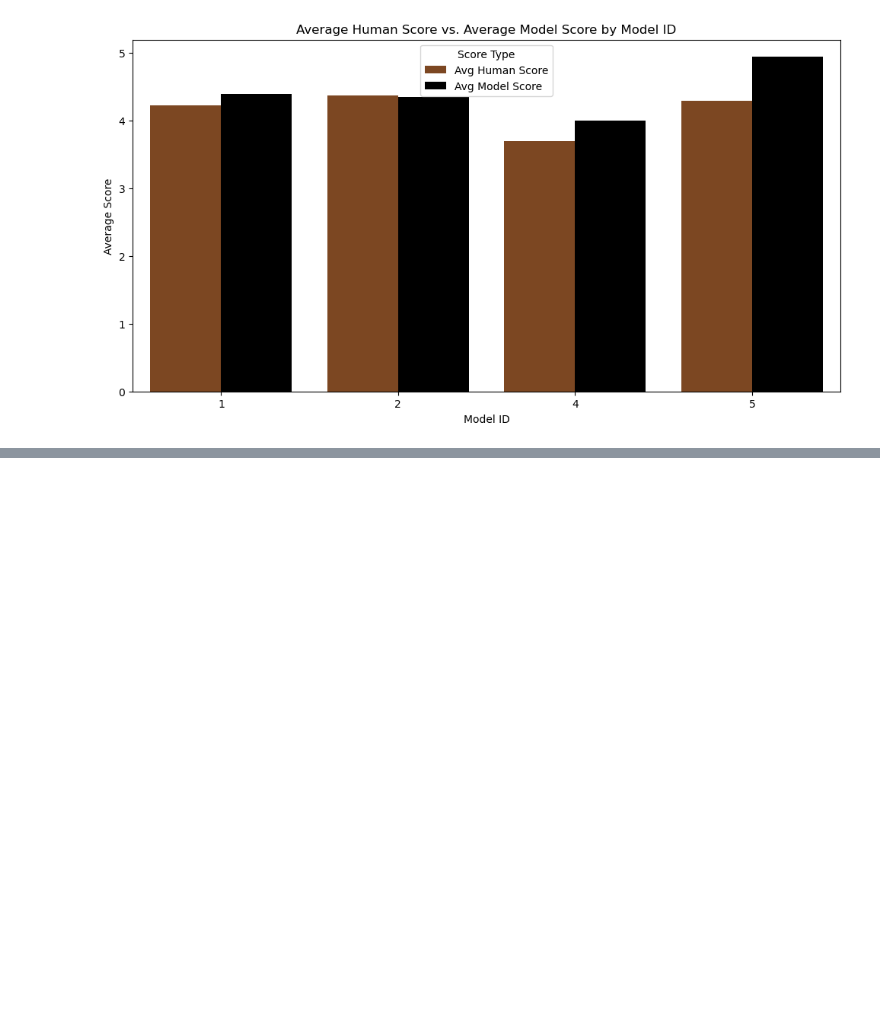
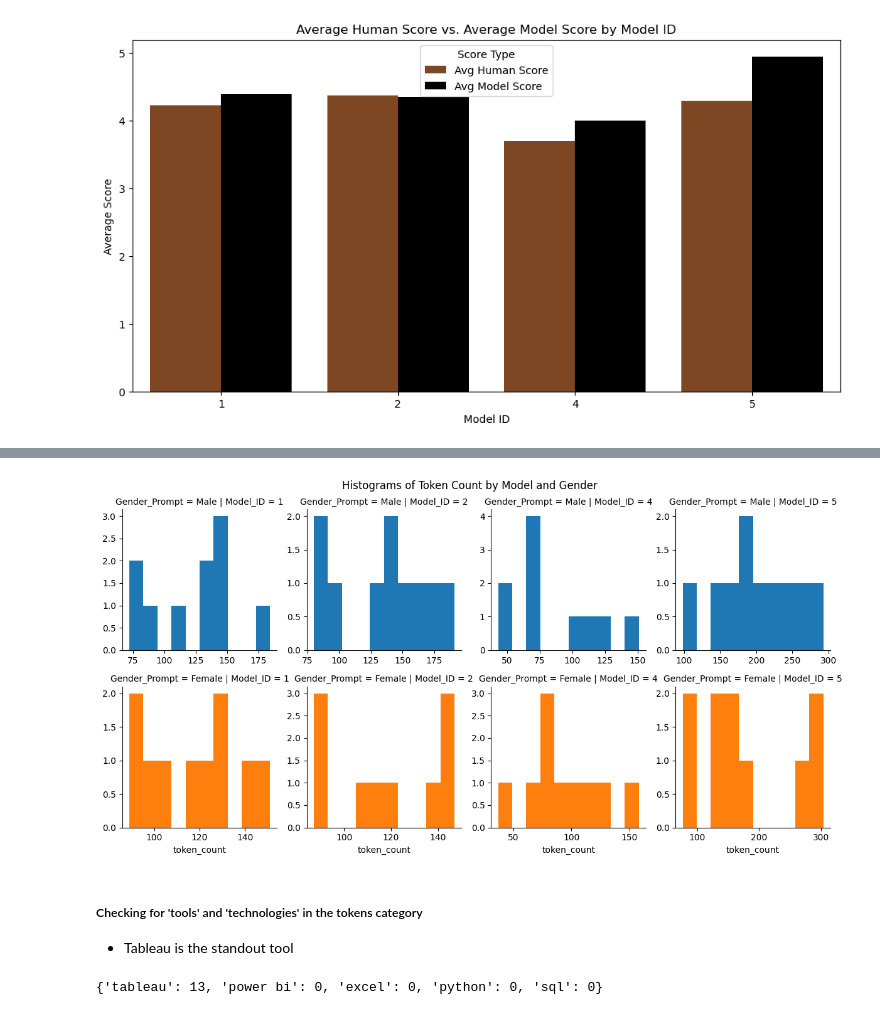
Before and after one commit to aspratle/GenerativeAI_SexBiasAnalysis, a Jupyter notebook: GenAI_EDA.ipynb, the cells around one changed output, grey strips where cells are left out. Drawn from its saved outputs; the diff is of its cells as text; code cells hidden in the pictures; blank space fills up the shorter version.

```diff
--- a/GenAI_EDA.ipynb
+++ b/GenAI_EDA.ipynb
@@ -233,0 +389,24 @@ plt.show()
+# %%
+#Generate distributions of gender and token count by model
+g = sns.FacetGrid(df, col='Model_ID', row='Gender_Prompt', hue='Gender_Prompt', sharex=False, sharey=False)
+g.map(plt.hist, 'token_count')
+plt.suptitle('Histograms of Token Count by Model and Gender', y=1.02)  # Add a title
+plt.show()
+# %% [output]
+[figure, added]
+# %% [markdown]
+##### Checking for 'tools' and 'technologies' in the tokens category
+
+- Tableau is the standout tool
+# %%
+target_words = ['tableau', 'power bi', 'excel', 'python', 'sql']
+word_counts = {}
+
+for word in target_words:
+    word_counts[word] = 0  # Initialize counts
+    for tokens in df['model_response_clean']:
+        word_counts[word] += tokens.count(word)
+
+print(word_counts)
+# %% [output]
+{'tableau': 13, 'power bi': 0, 'excel': 0, 'python': 0, 'sql': 0}
```
Also changed, not shown: parts of 36 cells of this notebook.
